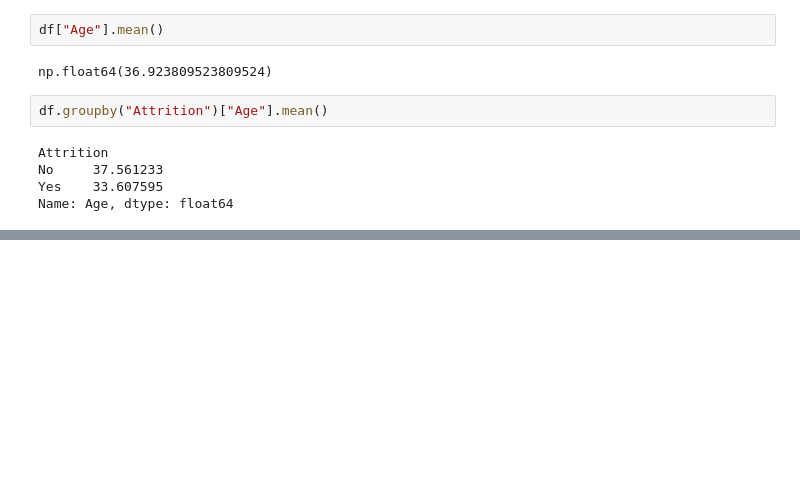
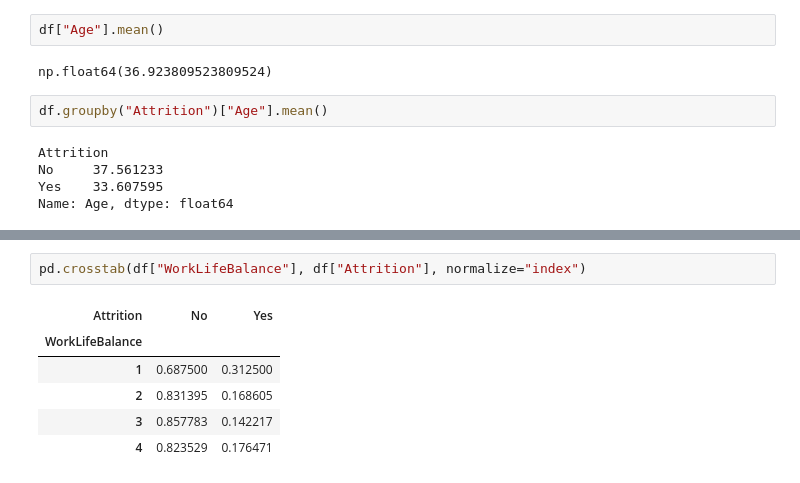
Before and after one commit to haneef333/employee-attrition-analysis, a Jupyter notebook: notebook/employee_attrition_analysis.ipynb, the cells around one changed output, grey strips where cells are left out. Saved outputs shown, nothing was run; the diff lists cells and outputs as text; blank space fills up the shorter version.

```diff
--- a/notebook/employee_attrition_analysis.ipynb
+++ b/notebook/employee_attrition_analysis.ipynb
@@ -92,0 +177,9 @@ Name: Age, dtype: float64
+# %%
+pd.crosstab(df["WorkLifeBalance"], df["Attrition"], normalize="index")
+# %% [output]
+| Attrition | No | Yes |
+| WorkLifeBalance |  |  |
+| 1 | 0.687500 | 0.312500 |
+| 2 | 0.831395 | 0.168605 |
+| 3 | 0.857783 | 0.142217 |
+| 4 | 0.823529 | 0.176471 |
```
Also changed, not shown: parts of 23 cells of this notebook.
